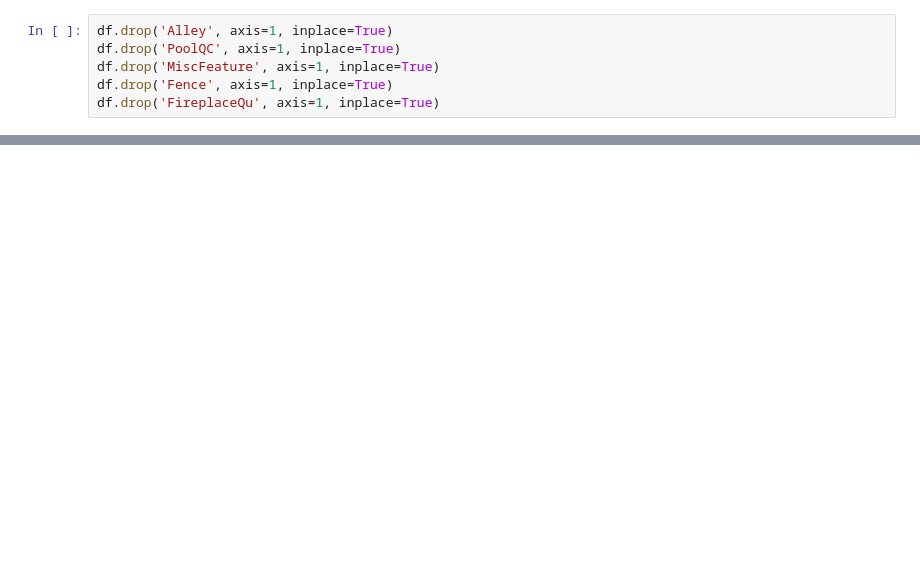
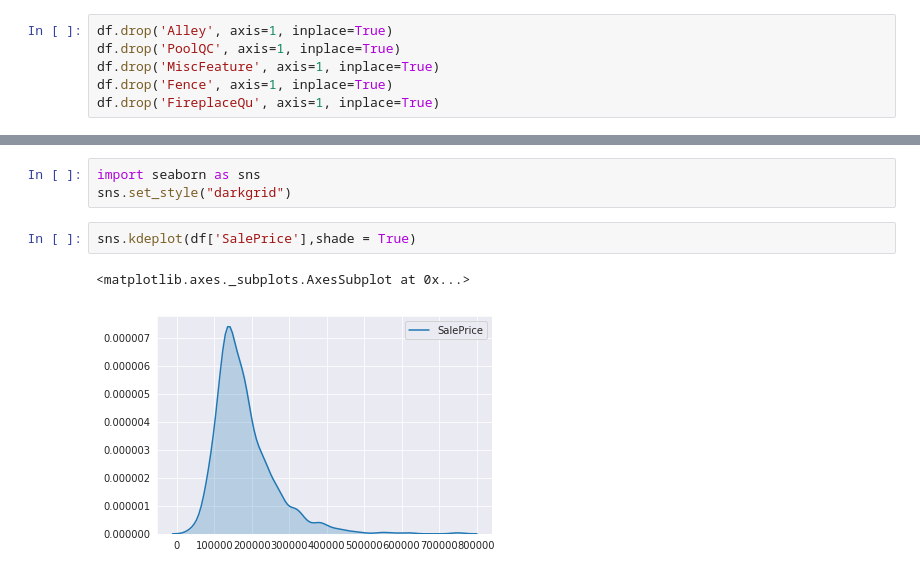
Before and after one commit to rumsinha/Data-Analysis-Models, a Jupyter notebook: WIP/MultipleRegressionwithAmesDataset.ipynb, the cells around one changed output, grey strips where cells are left out. Saved outputs shown, nothing was run; the diff lists cells and outputs as text; blank space fills up the shorter version.

```diff
--- a/WIP/MultipleRegressionwithAmesDataset.ipynb
+++ b/WIP/MultipleRegressionwithAmesDataset.ipynb
@@ -163,0 +380,8 @@ other null values mean/median imputation
+# %%
+import seaborn as sns
+sns.set_style("darkgrid")
+# %%
+sns.kdeplot(df['SalePrice'],shade = True)
+# %% [output]
+<matplotlib.axes._subplots.AxesSubplot at 0x...>
+[figure, added]
```
Also changed, not shown: parts of 125 cells of this notebook.
